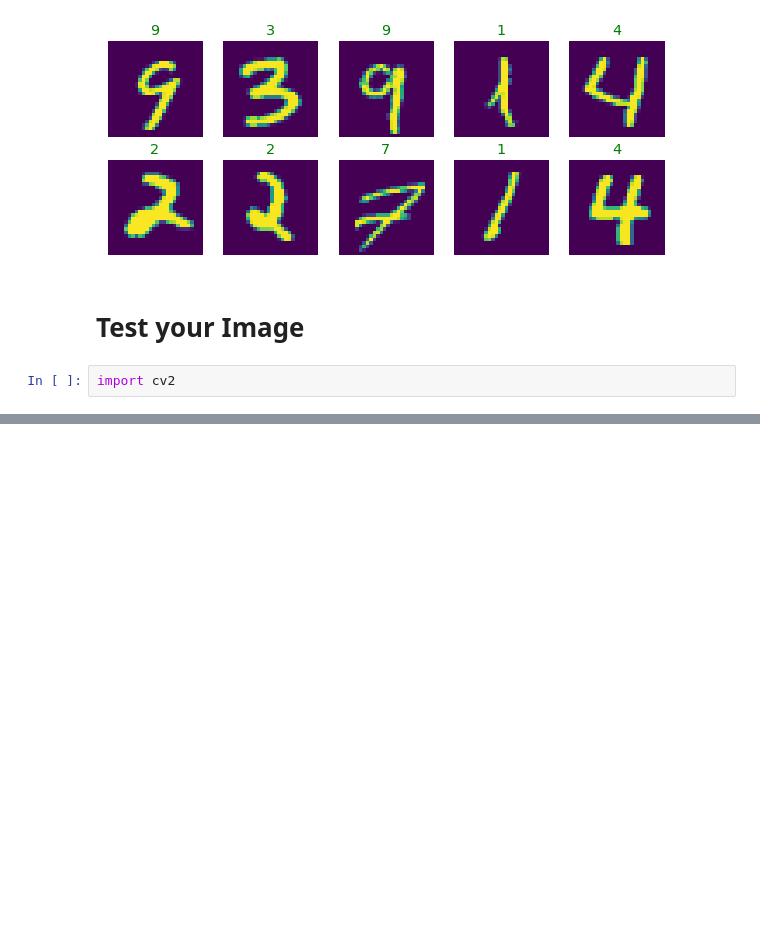
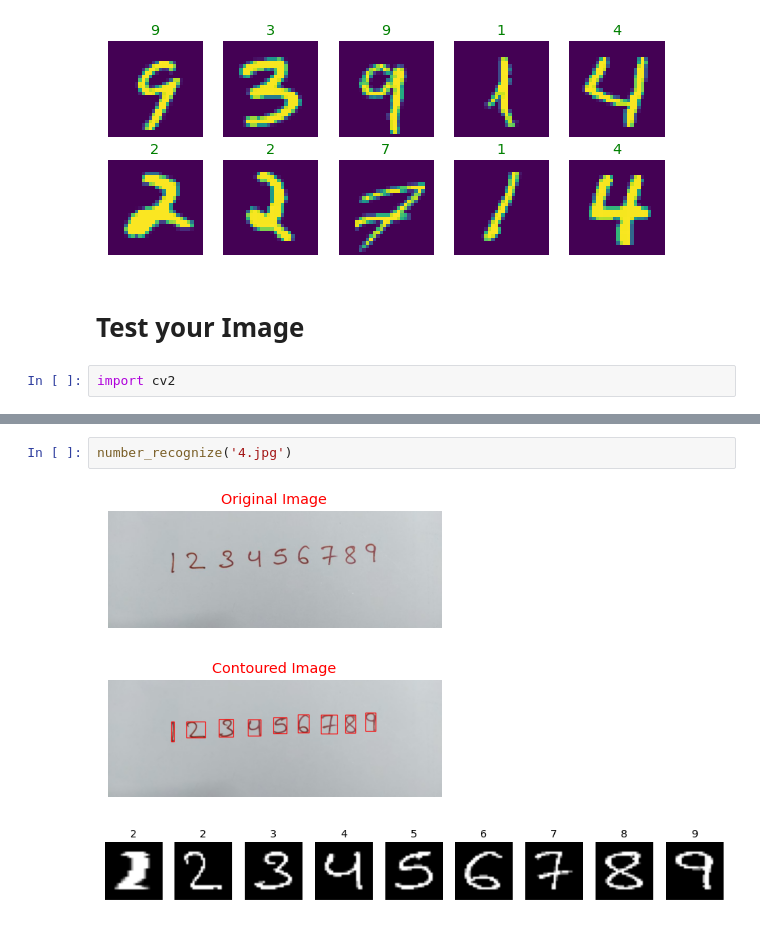
Before and after one commit to priyanshkedia04/Handwritten-Digit-Recognizer, a Jupyter notebook: Handwritten Digit Recognition MNIST Dataset.ipynb, the cells around one changed output, grey strips where cells are left out. Cells and saved outputs as stored; diff of their text form; blank space fills up the shorter version.

```diff
--- a/Handwritten Digit Recognition MNIST Dataset.ipynb
+++ b/Handwritten Digit Recognition MNIST Dataset.ipynb
@@ -278,0 +288,6 @@ for digit in preprocessed_digits:
+# %%
+number_recognize('4.jpg')
+# %% [output]
+[figure, added]
+[figure, added]
+[figure, added]
```
Also changed, not shown: parts of 7 cells of this notebook, 4 other files.
